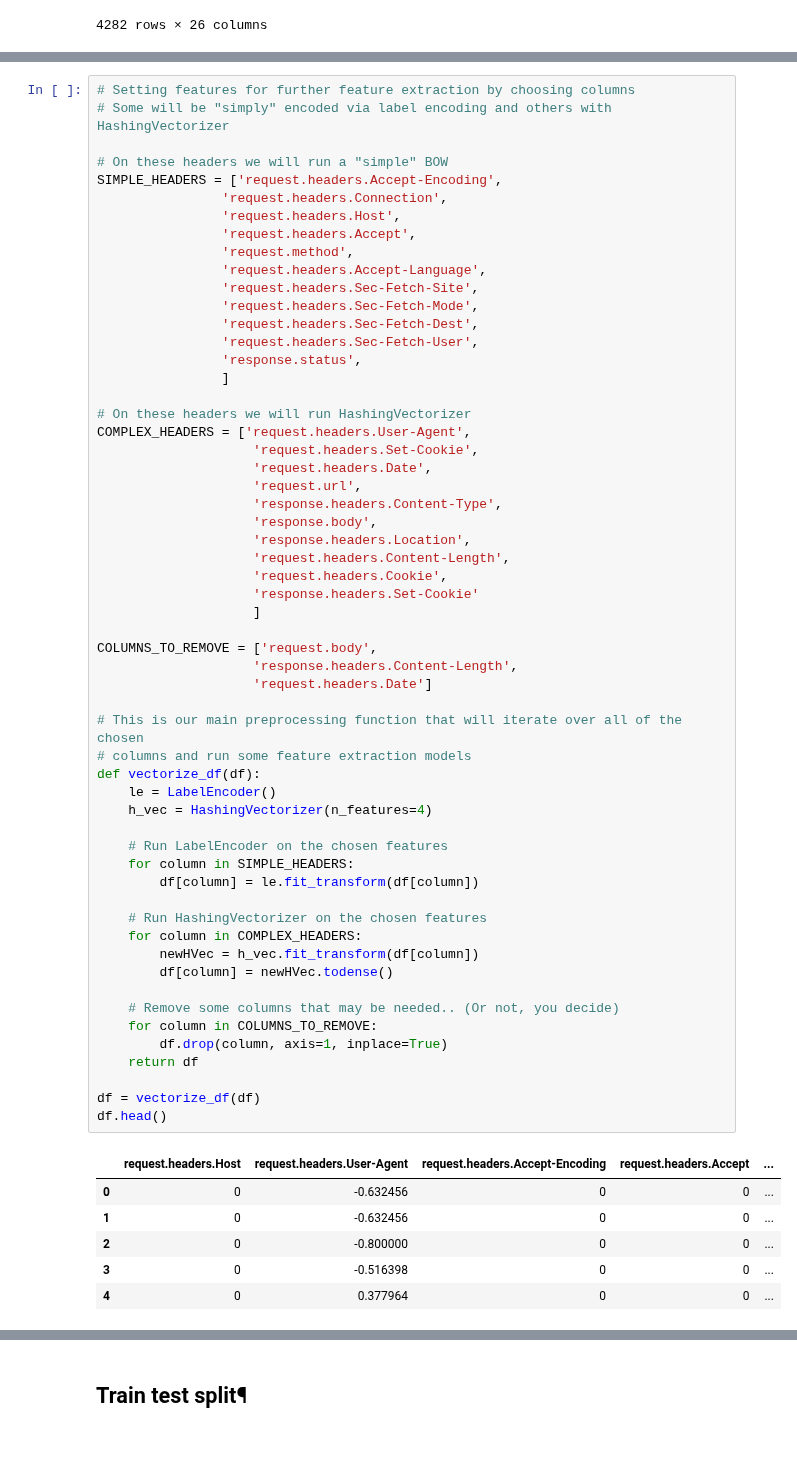
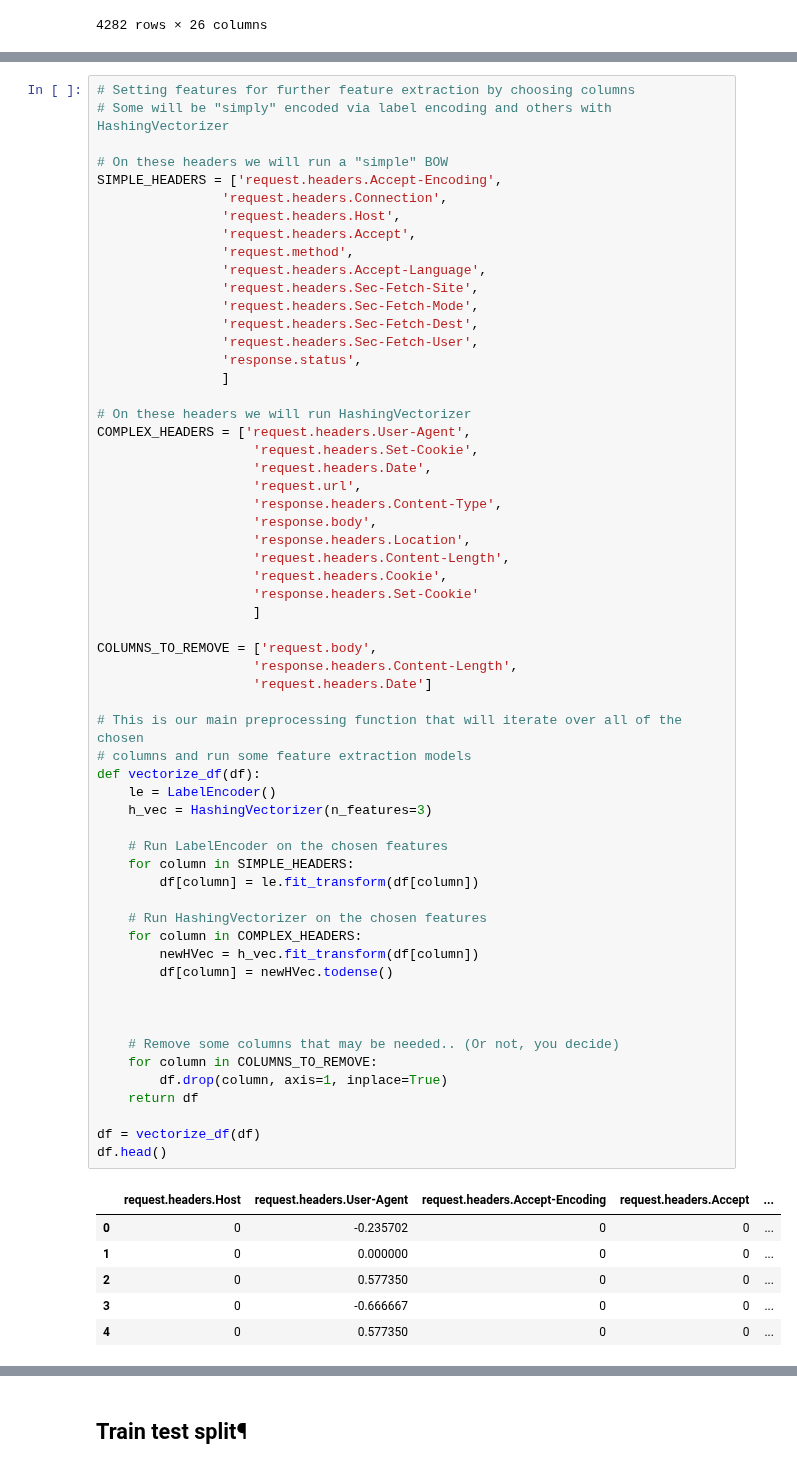
Before and after one commit to chenshtynmetz/CiscoCompetition, a Jupyter notebook: Dataset1.ipynb, the cells around one changed output, grey strips where cells are left out. Saved outputs shown, nothing was run; the diff lists cells and outputs as text.

```diff
--- a/Dataset1.ipynb
+++ b/Dataset1.ipynb
@@ -116,39 +143,41 @@ COMPLEX_HEADERS = ['request.headers.User-Agent',
                     'response.headers.Set-Cookie'
                     ]
 
 COLUMNS_TO_REMOVE = ['request.body',
                     'response.headers.Content-Length',
                     'request.headers.Date']
 
 # This is our main preprocessing function that will iterate over all of the chosen
 # columns and run some feature extraction models
 def vectorize_df(df):
     le = LabelEncoder()
-    h_vec = HashingVectorizer(n_features=4)
+    h_vec = HashingVectorizer(n_features=3)
 
     # Run LabelEncoder on the chosen features
     for column in SIMPLE_HEADERS:
         df[column] = le.fit_transform(df[column])
 
     # Run HashingVectorizer on the chosen features
     for column in COMPLEX_HEADERS:
         newHVec = h_vec.fit_transform(df[column])
         df[column] = newHVec.todense()
 
+
+
     # Remove some columns that may be needed.. (Or not, you decide)
     for column in COLUMNS_TO_REMOVE:
         df.drop(column, axis=1, inplace=True)
     return df
 
 df = vectorize_df(df)
 df.head()
 # %% [output]
 |  | request.headers.Host | request.headers.User-Agent | request.headers.Accept-Encoding | request.headers.Accept | ... |
-| 0 | 0 | -0.632456 | 0 | 0 | ... |
-| 1 | 0 | -0.632456 | 0 | 0 | ... |
-| 2 | 0 | -0.800000 | 0 | 0 | ... |
-| 3 | 0 | -0.516398 | 0 | 0 | ... |
-| 4 | 0 | 0.377964 | 0 | 0 | ... |
+| 0 | 0 | -0.235702 | 0 | 0 | ... |
+| 1 | 0 | 0.000000 | 0 | 0 | ... |
+| 2 | 0 | 0.577350 | 0 | 0 | ... |
+| 3 | 0 | -0.666667 | 0 | 0 | ... |
+| 4 | 0 | 0.577350 | 0 | 0 | ... |
 # %%
 # Memory check (For large datasets sometimes the dataframe will exceed the computers resources)
 df.info(memory_usage="deep")
```
Also changed, not shown: parts of 36 cells of this notebook.
